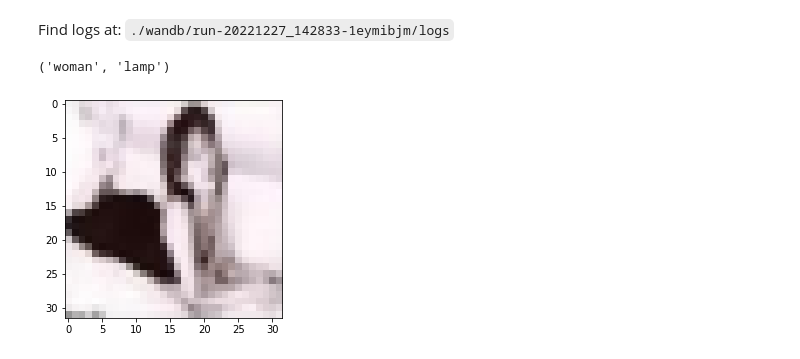
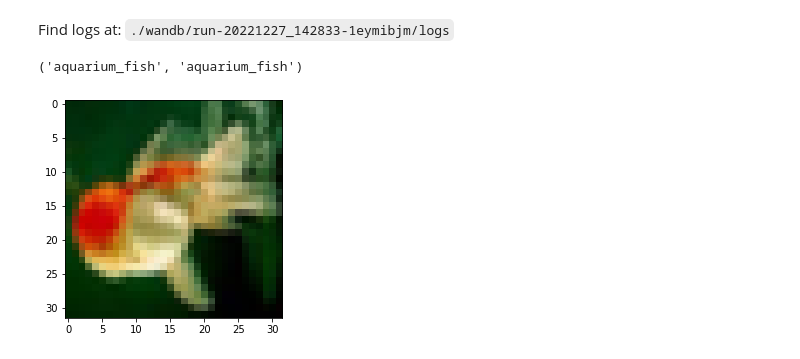
Before and after one commit to MatteoGioia/ViT2MLPMixerKD, a Jupyter notebook: ViT2MLPKD.ipynb, the cells around one changed output. Saved outputs shown, nothing was run; the diff lists cells and outputs as text; code cells hidden in the pictures.

Commit message:
acquarium fish

```diff
--- a/ViT2MLPKD.ipynb
+++ b/ViT2MLPKD.ipynb
@@ -778,13 +776,13 @@ if checkpoint_path == "last_checkpoint":
 loaded_student = LitMixer.load_from_checkpoint(checkpoint_path)
 # %%
 #@title Test qualitative results {run : 'auto'}
-datapoint_number = 600 #@param{type : "integer"}
+datapoint_number = 598 #@param{type : "integer"}
 image, gt = cifar100_test[datapoint_number]
 image_pixels = torchvision.transforms.functional.to_pil_image(image)
 plt.imshow(image_pixels)
 pr = loaded_student.mixer(image.unsqueeze(0).float())
 #print(pr)
 dataset.dataset.classes[gt],  dataset.dataset.classes[pr.argmax().item()]
 # %% [output]
-('woman', 'lamp')
+('aquarium_fish', 'aquarium_fish')
-[figure, old version]
+[figure, new version]
```
Also changed, not shown: parts of 1 cell of this notebook.
